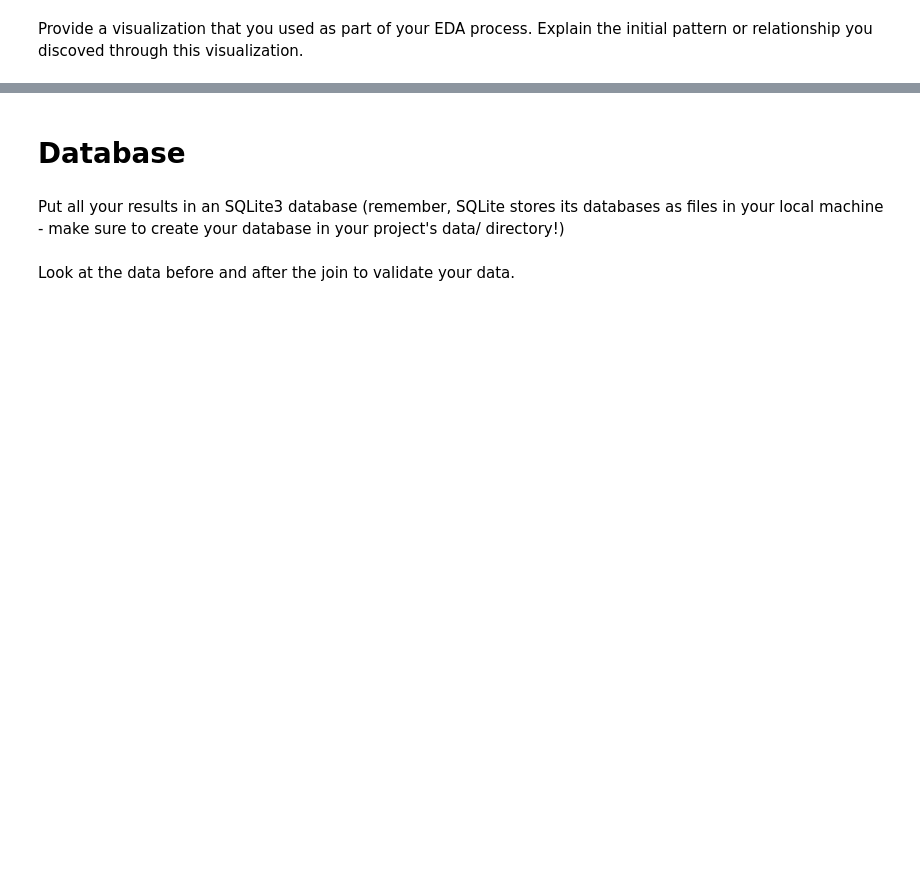
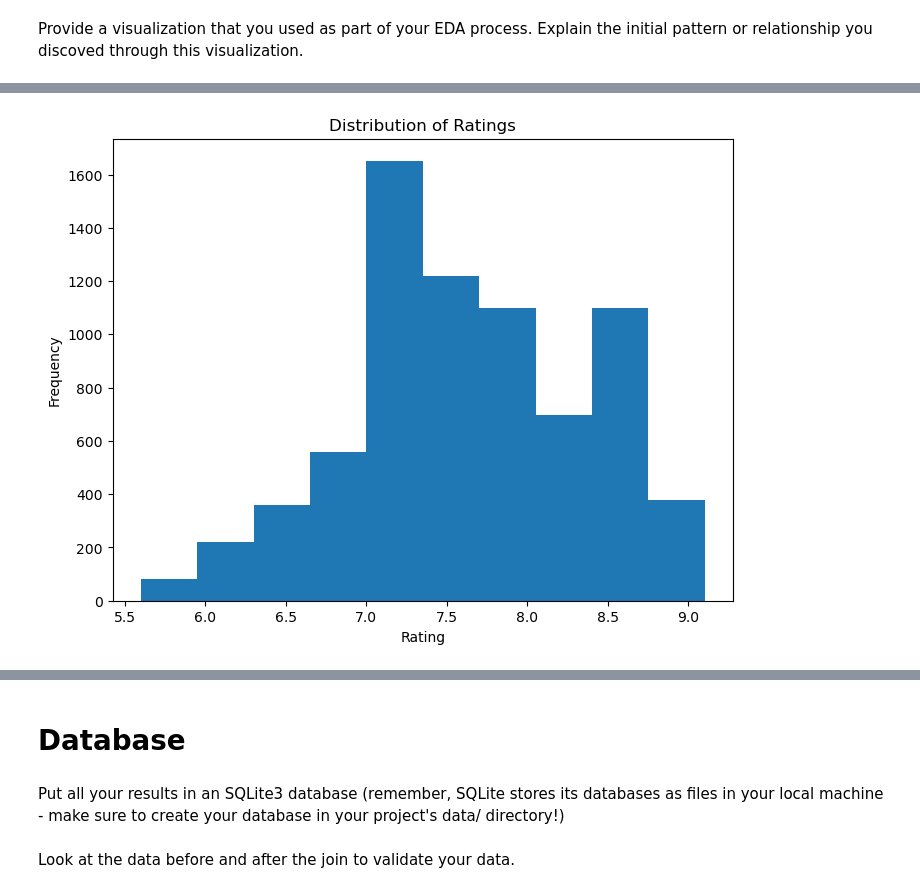
Before and after one commit to rlmrezende/Statistical-Modelling-Project, a Jupyter notebook: notebooks/joining_data.ipynb, the cells around one changed output, grey strips where cells are left out. Saved outputs shown, nothing was run; the diff lists cells and outputs as text; code cells hidden in the pictures; blank space fills up the shorter version.

```diff
--- a/notebooks/joining_data.ipynb
+++ b/notebooks/joining_data.ipynb
@@ -122,0 +111,9 @@ plt.show()
+# %%
+plt.figure(figsize=(8, 6))
+plt.hist(df_merged['rating'], bins=10)
+plt.title('Distribution of Ratings')
+plt.xlabel('Rating')
+plt.ylabel('Frequency')
+plt.show()
+# %% [output]
+[figure, added]
```
Also changed, not shown: parts of 21 cells of this notebook, 2 other files.
